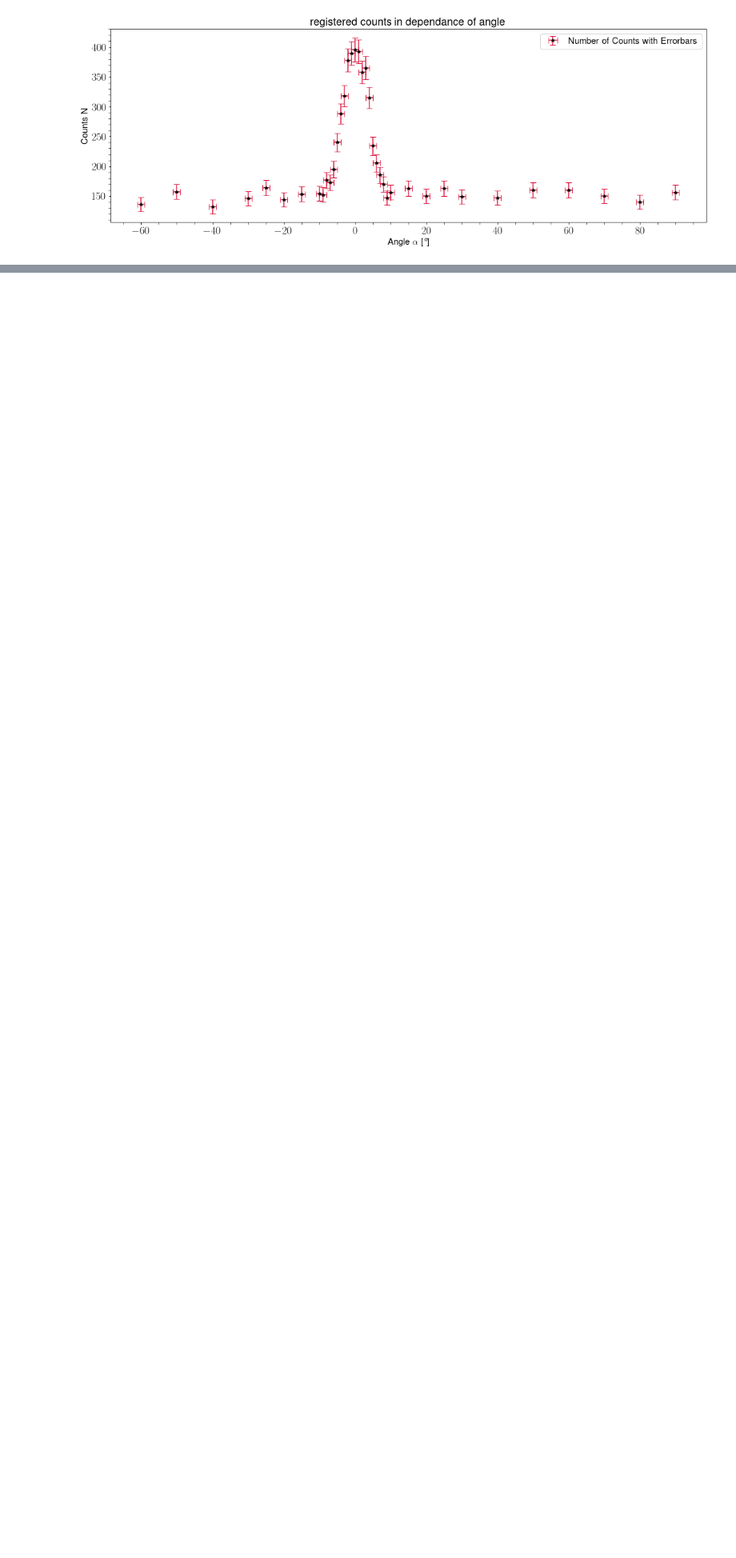
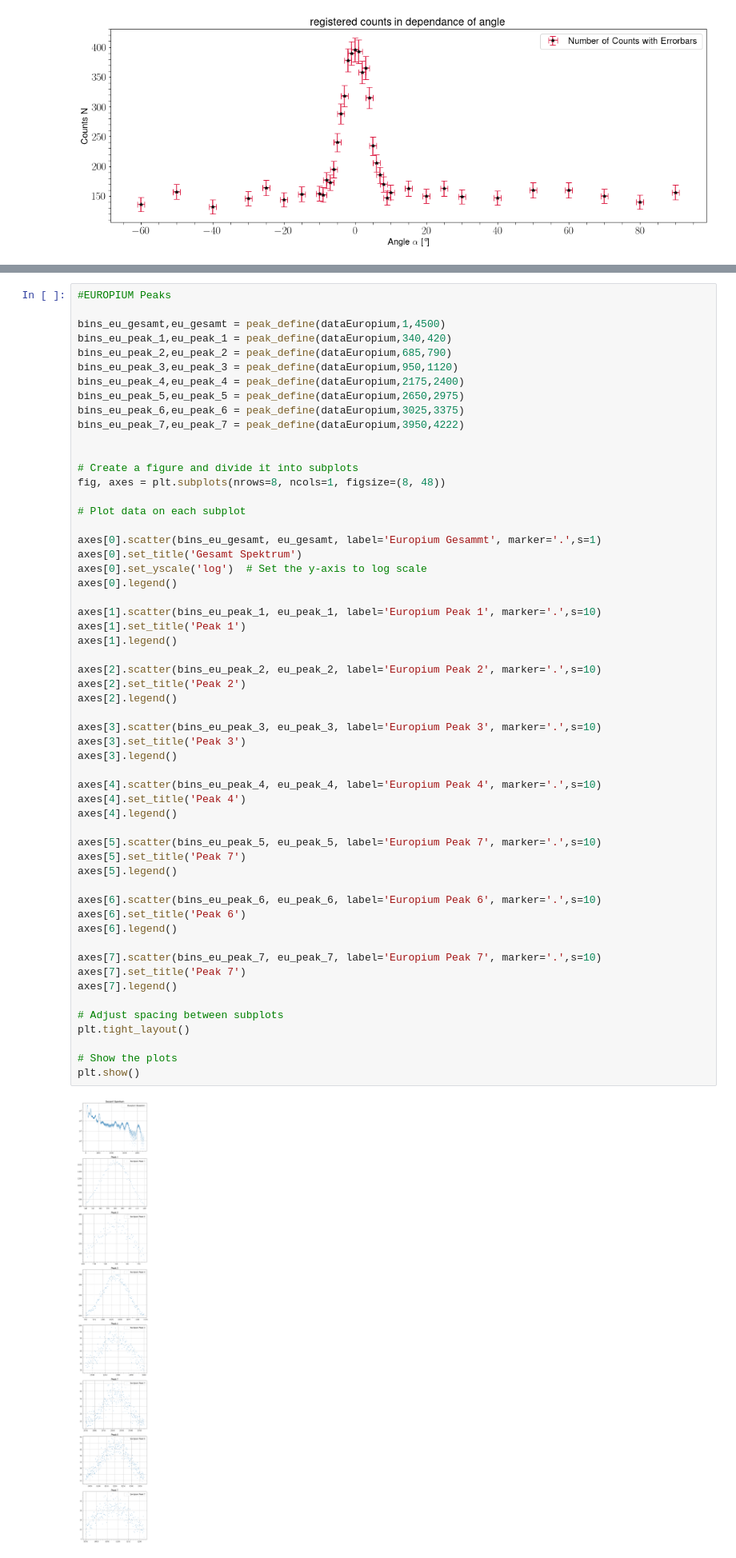
Before and after one commit to MayerPablo/FP, a Jupyter notebook: Szintillator.ipynb, the cells around one changed output, grey strips where cells are left out. Shown: that part at 80% size. Drawn from its saved outputs; the diff is of its cells as text; blank space fills up the shorter version.

```diff
--- a/Szintillator.ipynb
+++ b/Szintillator.ipynb
@@ -418,0 +459,58 @@ plt.show()
+# %%
+#EUROPIUM Peaks
+
+bins_eu_gesamt,eu_gesamt = peak_define(dataEuropium,1,4500)
+bins_eu_peak_1,eu_peak_1 = peak_define(dataEuropium,340,420)
+bins_eu_peak_2,eu_peak_2 = peak_define(dataEuropium,685,790)
+bins_eu_peak_3,eu_peak_3 = peak_define(dataEuropium,950,1120)
+bins_eu_peak_4,eu_peak_4 = peak_define(dataEuropium,2175,2400)
+bins_eu_peak_5,eu_peak_5 = peak_define(dataEuropium,2650,2975)
+bins_eu_peak_6,eu_peak_6 = peak_define(dataEuropium,3025,3375)
+bins_eu_peak_7,eu_peak_7 = peak_define(dataEuropium,3950,4222)
+
+
+# Create a figure and divide it into subplots
+fig, axes = plt.subplots(nrows=8, ncols=1, figsize=(8, 48))
+
+# Plot data on each subplot
+
+axes[0].scatter(bins_eu_gesamt, eu_gesamt, label='Europium Gesammt', marker='.',s=1)
+axes[0].set_title('Gesamt Spektrum')
+axes[0].set_yscale('log')  # Set the y-axis to log scale
+axes[0].legend()
+
+axes[1].scatter(bins_eu_peak_1, eu_peak_1, label='Europium Peak 1', marker='.',s=10)
+axes[1].set_title('Peak 1')
+axes[1].legend()
+
+axes[2].scatter(bins_eu_peak_2, eu_peak_2, label='Europium Peak 2', marker='.',s=10)
+axes[2].set_title('Peak 2')
+axes[2].legend()
+
+axes[3].scatter(bins_eu_peak_3, eu_peak_3, label='Europium Peak 3', marker='.',s=10)
+axes[3].set_title('Peak 3')
+axes[3].legend()
+
+axes[4].scatter(bins_eu_peak_4, eu_peak_4, label='Europium Peak 4', marker='.',s=10)
+axes[4].set_title('Peak 4')
+axes[4].legend()
+
+axes[5].scatter(bins_eu_peak_5, eu_peak_5, label='Europium Peak 7', marker='.',s=10)
+axes[5].set_title('Peak 7')
+axes[5].legend()
+
+axes[6].scatter(bins_eu_peak_6, eu_peak_6, label='Europium Peak 6', marker='.',s=10)
+axes[6].set_title('Peak 6')
+axes[6].legend()
+
+axes[7].scatter(bins_eu_peak_7, eu_peak_7, label='Europium Peak 7', marker='.',s=10)
+axes[7].set_title('Peak 7')
+axes[7].legend()
+
+# Adjust spacing between subplots
+plt.tight_layout()
+
+# Show the plots
+plt.show()
+# %% [output]
+[figure, added]
```
Also changed, not shown: parts of 14 cells of this notebook, 1 other file.
